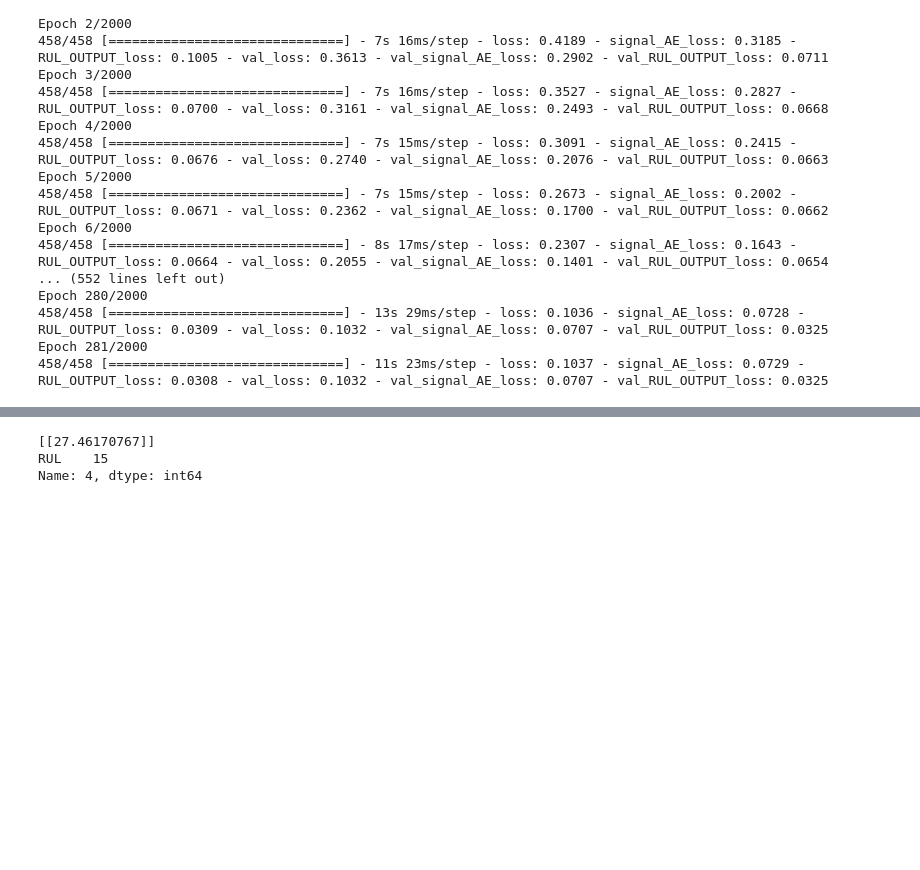
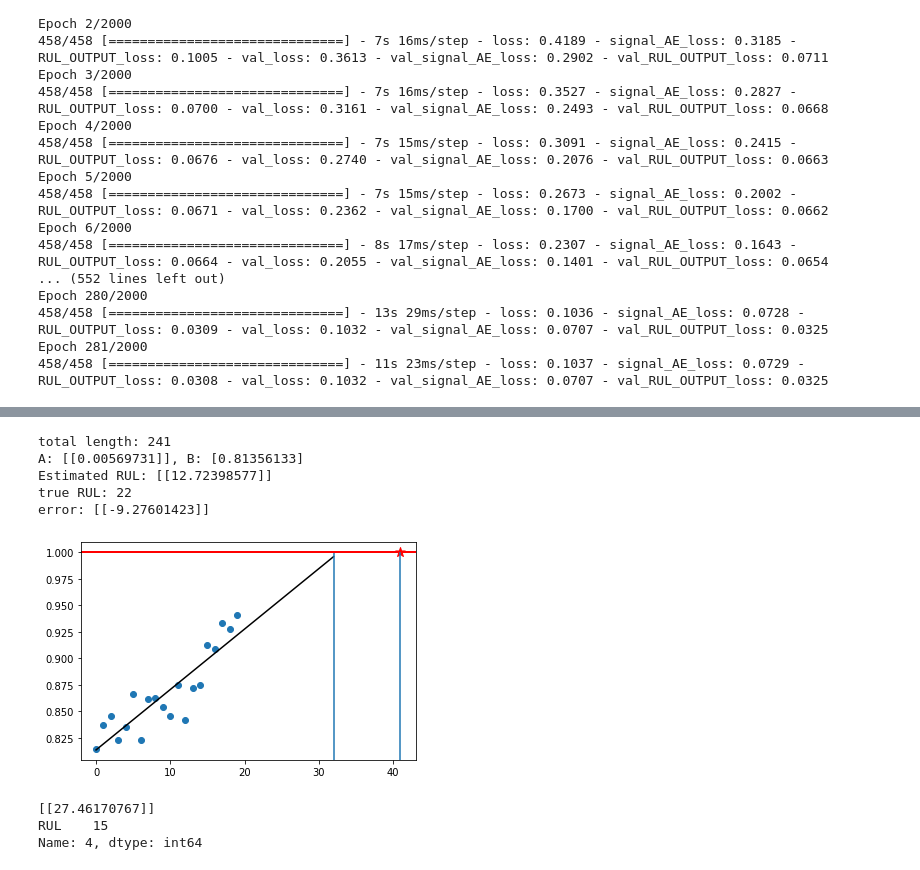
Before and after one commit to kEEPpp/PHM-Competition, a Jupyter notebook: CMAPSS/LSTM_FEAE.ipynb, the cells around one changed output, grey strips where cells are left out. Saved outputs shown, nothing was run; the diff lists cells and outputs as text; code cells hidden in the pictures; blank space fills up the shorter version.

```diff
--- a/CMAPSS/LSTM_FEAE.ipynb
+++ b/CMAPSS/LSTM_FEAE.ipynb
@@ -382,3 +498,53 @@ array([[0.38681522],
+# %%
+from sklearn.linear_model import LinearRegression
+import math
+k = 490
+observ = 20
+
+before = test_INDEX[k]
+after = test_INDEX[k+1]
+print(f'total length: {after - before}')
+'''
+error handling
+1. observation값보다 데이터 길이가 적을 경우.
+
+2.
+'''
+
+linear_reg_y = test_HI[before:after][-observ:]
+linear_reg_x = np.arange(observ).reshape(-1,1)
+
+reg = LinearRegression().fit(linear_reg_x, linear_reg_y)
+reg.score(linear_reg_x, linear_reg_y)
+A, B = reg.coef_, reg.intercept_
+
+print(f'A: {A}, B: {B}')
+if A < 0:
+    print(f"Estimated RUL: {linear_reg_x[-1]/linear_reg_y[-1] - linear_reg_x[-1]}")
+else:
+    print(f"Estimated RUL: {(1-B)/A - 20}")
+print(f'true RUL: {rul_label[k]}')
+print(f'error: {(1-B)/A - 20  - rul_label[k]}')
+need_x = math.ceil((1-B)/A)
+#plt.plot(linear_reg_y)
+plt.scatter(linear_reg_x, linear_reg_y) # prediction 결과
+if A < 0:
+    plt.scatter(linear_reg_x[-1]/linear_reg_y[-1], 1, marker = '*', s = 150, color = 'black')
+else:
+    plt.plot((A*np.arange(need_x)+B).flatten(), 'black') # prediction observation 기준으로 linear regression
+    plt.axvline(np.arange(need_x)[-1], ymin = 0, ymax = 0.95)
+plt.scatter(linear_reg_x[-1]+rul_label[k], 1, s = 100, marker = '*', color = 'r') # 실제 RUL scattering
+plt.axhline(1, color = 'r', linewidth = 2)
+plt.axvline(linear_reg_x[-1]+rul_label[k], ymax = 0.95)
+#plt.axvline(np.arange(need_x)[-1], ymin = 0, ymax = 0.95)
+plt.show()
+# %% [output]
+total length: 241
+A: [[0.00569731]], B: [0.81356133]
+Estimated RUL: [[12.72398577]]
+true RUL: 22
+error: [[-9.27601423]]
+[figure, added]
 # %%
 from sklearn.linear_model import LinearRegression
 k = 104
```
Also changed, not shown: parts of 33 cells of this notebook.
